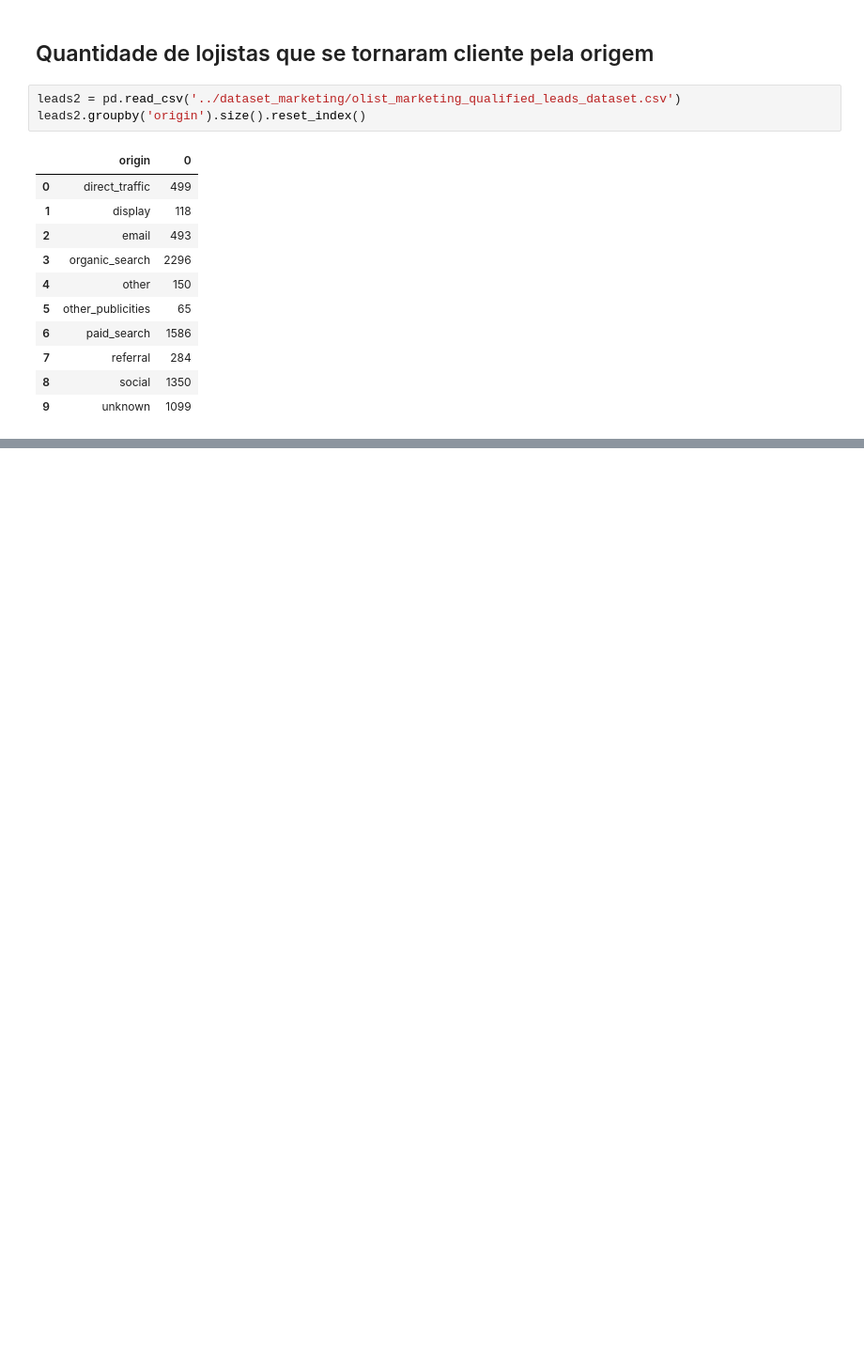
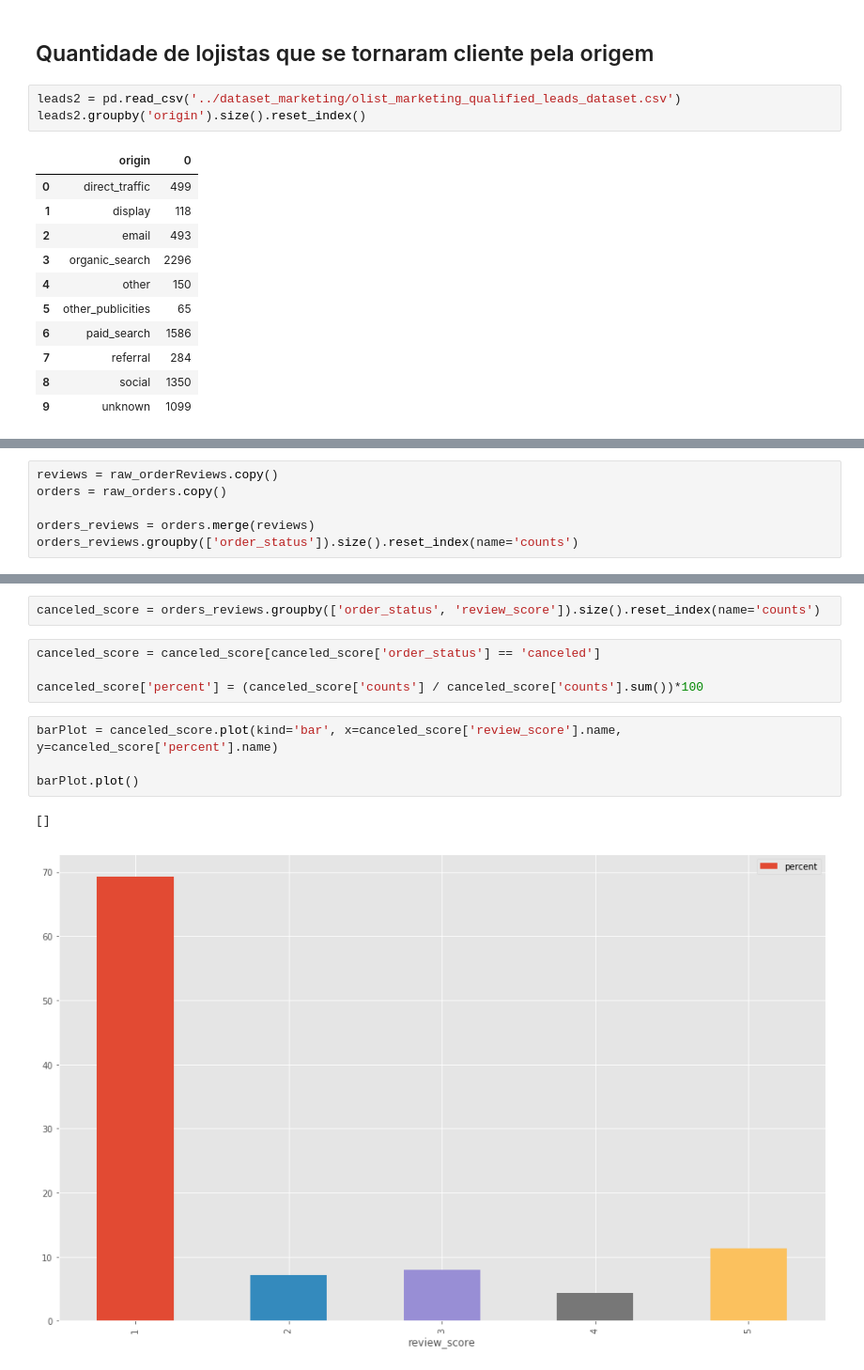
Before and after one commit to Crissky/brazilian-ecommerce, a Jupyter notebook: Notebooks/GERAL.ipynb, the cells around one changed output, grey strips where cells are left out. Shown: that part at 94% size. Saved outputs shown, nothing was run; the diff lists cells and outputs as text; blank space fills up the shorter version.

```diff
--- a/Notebooks/GERAL.ipynb
+++ b/Notebooks/GERAL.ipynb
@@ -825,0 +1030,6 @@ leads2.groupby('origin').size().reset_index()
+# %%
+reviews = raw_orderReviews.copy()
+orders = raw_orders.copy()
+
+orders_reviews = orders.merge(reviews)
+orders_reviews.groupby(['order_status']).size().reset_index(name='counts')
@@ -825,0 +1046,13 @@ leads2.groupby('origin').size().reset_index()
+# %%
+canceled_score = orders_reviews.groupby(['order_status', 'review_score']).size().reset_index(name='counts')
+# %%
+canceled_score = canceled_score[canceled_score['order_status'] == 'canceled']
+
+canceled_score['percent'] = (canceled_score['counts'] / canceled_score['counts'].sum())*100
+# %%
+barPlot = canceled_score.plot(kind='bar', x=canceled_score['review_score'].name, y=canceled_score['percent'].name)
+
+barPlot.plot()
+# %% [output]
+[]
+[figure, added]
```
Also changed, not shown: parts of 24 cells of this notebook.
